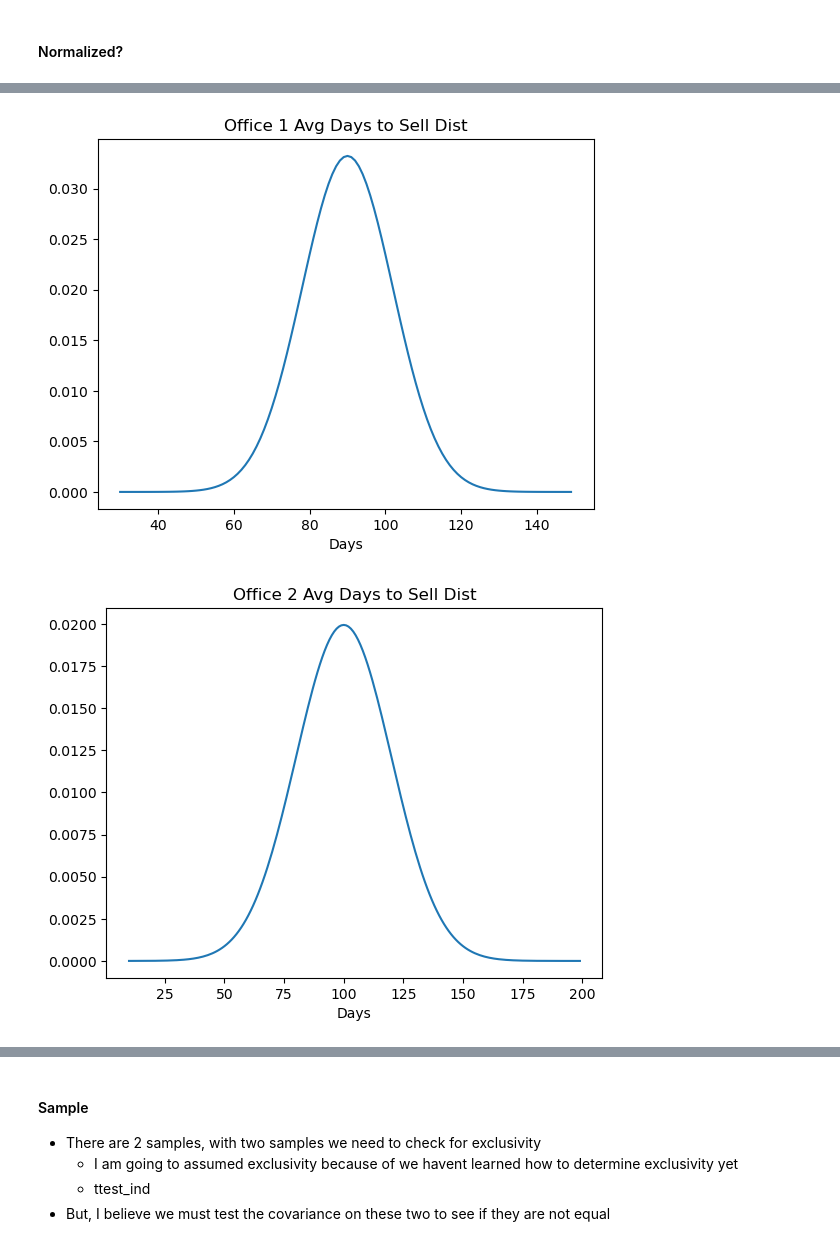
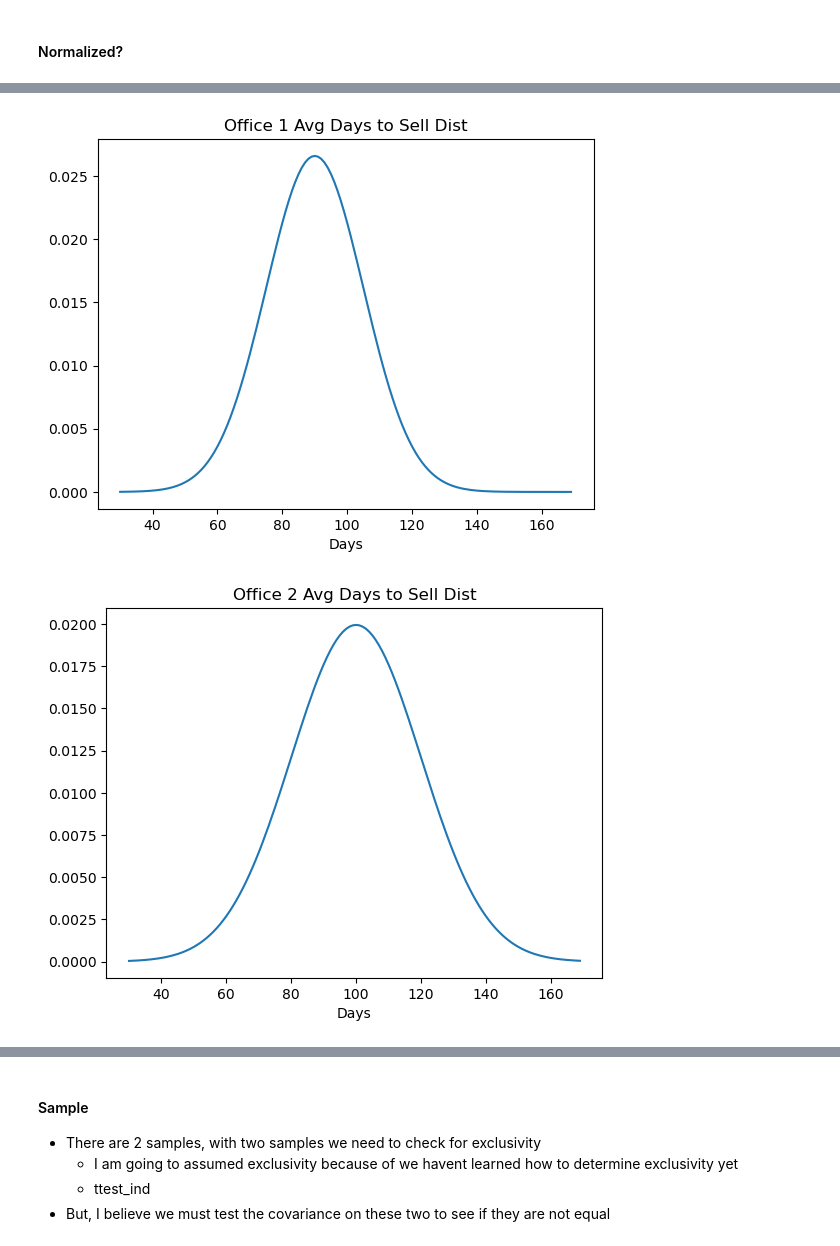
Before and after one commit to aaron-mv-moore/statistics-exercises, a Jupyter notebook: hypothesis_testing.ipynb, the cells around one changed output, grey strips where cells are left out. Drawn from its saved outputs; the diff is of its cells as text; code cells hidden in the pictures.

```diff
--- a/hypothesis_testing.ipynb
+++ b/hypothesis_testing.ipynb
@@ -138,6 +138,6 @@ Steps
 # %%
 # Office 1
 μ_one = 90 # days
-σ_one = 12
+σ_one = 15
 
 office_one_dist = stats.norm(μ_one, σ_one)
@@ -144,14 +160,14 @@ office_one_dist = stats.norm(μ_one, σ_one)
 # %%
 # plotting office 1
-x = np.arange(30, 150)
+x = np.arange(30, 170)
 y = [office_one_dist.pdf(i) for i in x]
 
 plt.plot(x, y)
 plt.title('Office 1 Avg Days to Sell Dist')
 plt.xlabel('Days')
 plt.show;
 # %% [output]
-[figure, old version]
+[figure, new version]
 # %%
 # Office 2
 μ_two = 100 # days
@@ -160,12 +176,12 @@ plt.show;
 office_two_dist = stats.norm(μ_two, σ_two)
 # %%
 # plotting
-x = np.arange(10, 200)
-y = [office_two_dist.pdf(i) for i in x]
+x = np.arange(30, 170)
+y2 = [office_two_dist.pdf(i) for i in x]
 
-plt.plot(x, y)
+plt.plot(x, y2)
 plt.title('Office 2 Avg Days to Sell Dist')
 plt.xlabel('Days')
 plt.show;
 # %% [output]
-[figure, old version]
+[figure, new version]
```
Also changed, not shown: parts of 81 cells of this notebook.
